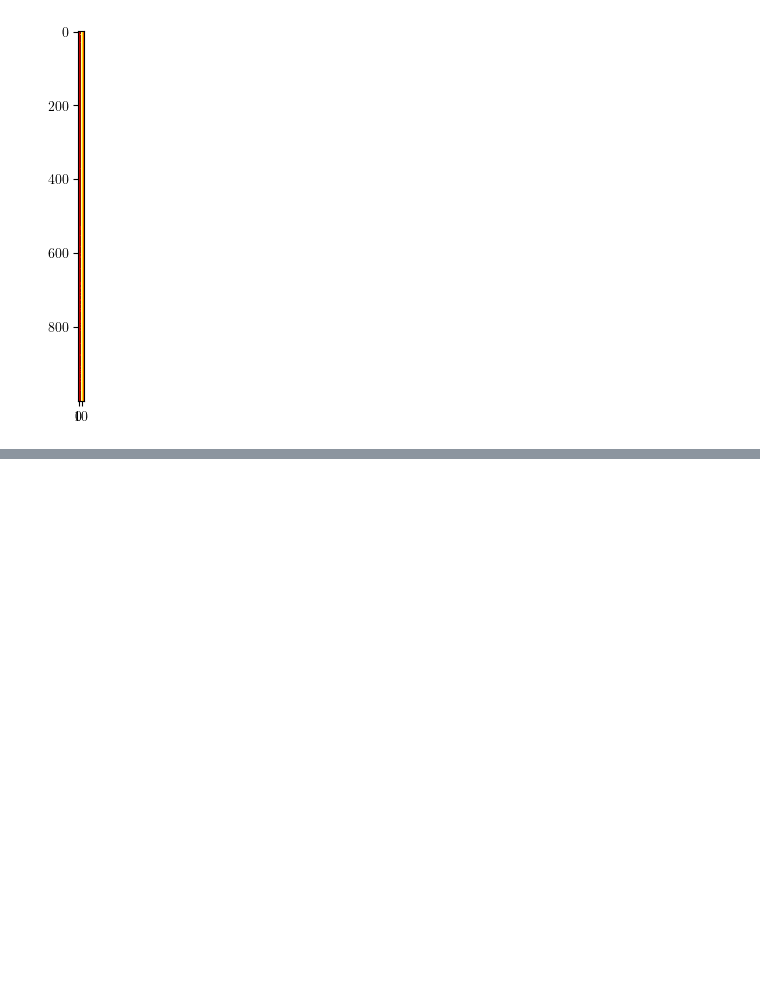
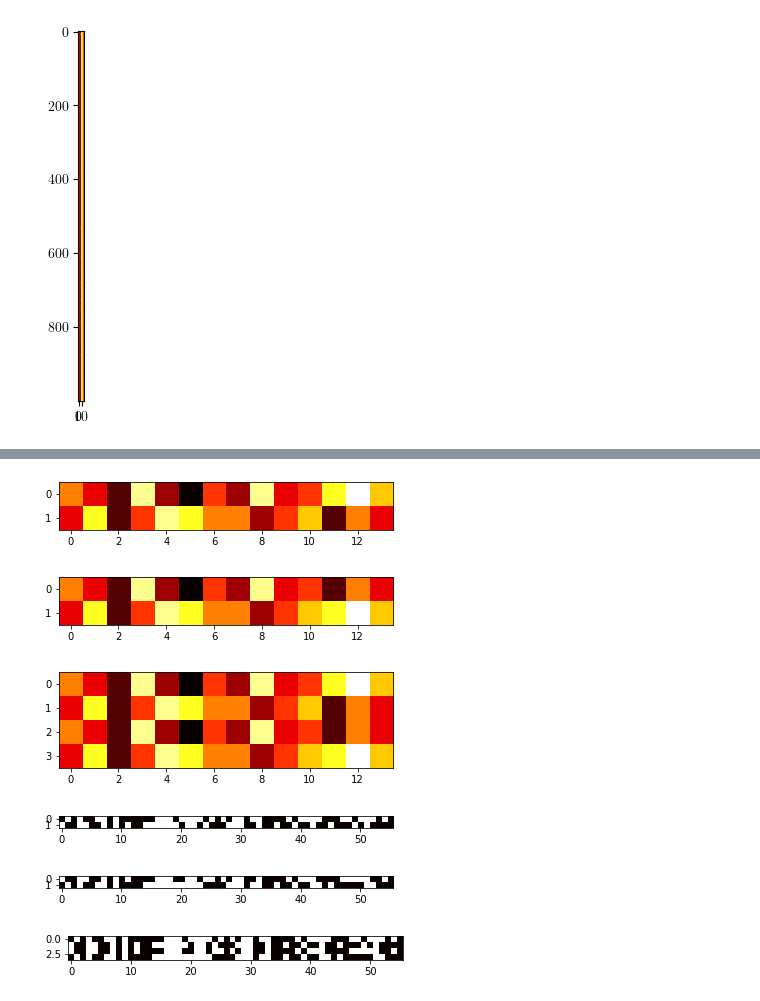
Before and after one commit to alibaniasad1999/Heuristic-optimization-algorithms, a Jupyter notebook: HW3/Code/Q1/ga.ipynb, the cells around one changed output, grey strips where cells are left out. Cells and saved outputs as stored; diff of their text form; code cells hidden in the pictures; blank space fills up the shorter version.

```diff
--- a/HW3/Code/Q1/ga.ipynb
+++ b/HW3/Code/Q1/ga.ipynb
@@ -223,0 +278,56 @@ plt.show()
+# %%
+# Show cross over
+bitstring_length = 14
+population_crossover = initial_population(2, bitstring_length)
+children = one_point_crossover(population_crossover[0], population_crossover[1])
+fig2, ax2 = plt.subplots()
+name = 'parent' + '.pdf'
+name = '../../Figure/Q1/' + name
+ax2.imshow(population_crossover, cmap='hot', interpolation='nearest')
+plt.savefig(name, format='pdf')
+plt.show()
+
+fig3, ax3 = plt.subplots()
+name = 'child' + '.pdf'
+name = '../../Figure/Q1/' + name
+ax3.imshow(children, cmap='hot', interpolation='nearest')
+plt.savefig(name, format='pdf')
+plt.show()
+all = np.concatenate((population_crossover, children), axis=0)
+fig4, ax4 = plt.subplots()
+name = 'all' + '.pdf'
+name = '../../Figure/Q1/' + name
+ax4.imshow(all, cmap='hot', interpolation='nearest')
+plt.savefig(name, format='pdf')
+plt.show()
+
+bitstring_length = 56
+population_crossover = initial_population_ba(2, bitstring_length)
+children = crossover(population_crossover[0], population_crossover[1])
+fig2, ax2 = plt.subplots()
+name = 'parent_ba' + '.pdf'
+name = '../../Figure/Q1/' + name
+ax2.imshow(population_crossover, cmap='hot', interpolation='nearest')
+plt.savefig(name, format='pdf')
+plt.show()
+
+fig3, ax3 = plt.subplots()
+name = 'child_ba' + '.pdf'
+name = '../../Figure/Q1/' + name
+ax3.imshow(children, cmap='hot', interpolation='nearest')
+plt.savefig(name, format='pdf')
+plt.show()
+all = np.concatenate((population_crossover, children), axis=0)
+fig4, ax4 = plt.subplots()
+name = 'all_ba' + '.pdf'
+name = '../../Figure/Q1/' + name
+ax4.imshow(all, cmap='hot', interpolation='nearest')
+plt.savefig(name, format='pdf')
+plt.show()
+# %% [output]
+[figure, added]
+[figure, added]
+[figure, added]
+[figure, added]
+[figure, added]
+[figure, added]
```
Also changed, not shown: parts of 9 cells of this notebook, 30 other files.
